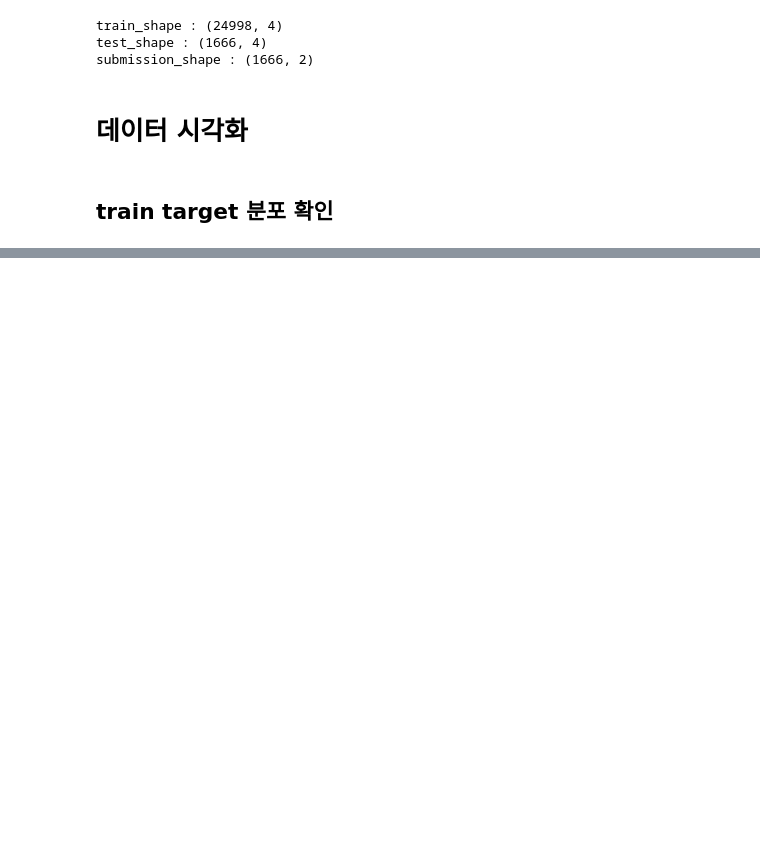
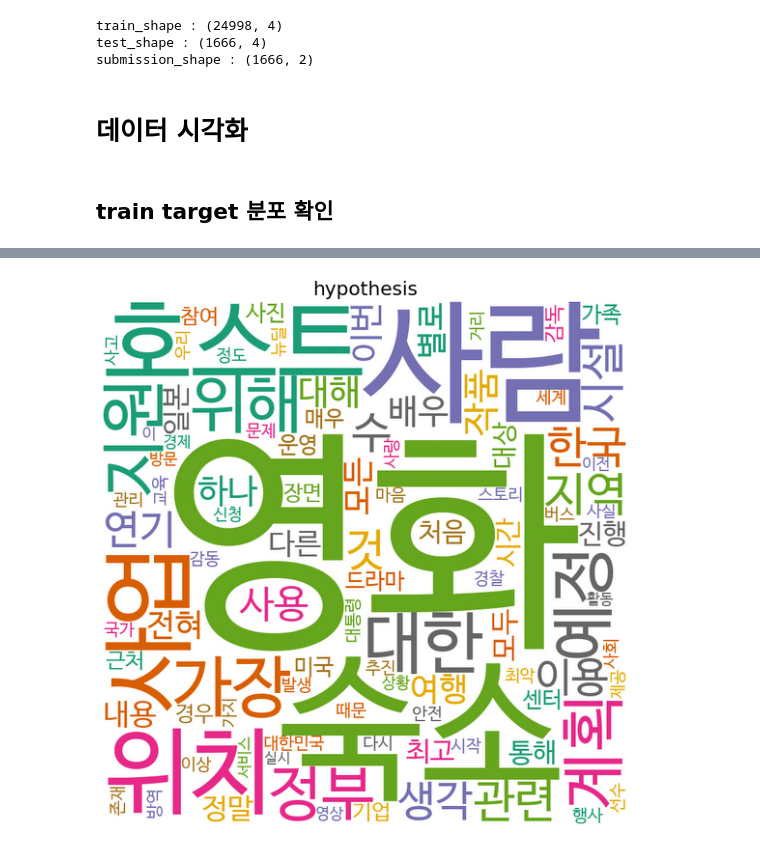
Before and after one commit to ssunggun2/2022_dacon_NLI, a Jupyter notebook: Dacon_NLI_EDA.ipynb, the cells around one changed output, grey strips where cells are left out. Saved outputs shown, nothing was run; the diff lists cells and outputs as text; code cells hidden in the pictures; blank space fills up the shorter version.

```diff
--- a/Dacon_NLI_EDA.ipynb
+++ b/Dacon_NLI_EDA.ipynb
@@ -127,0 +273,4 @@ findfont: Font family ['NanumBarunGothic'] not found. Falling back to DejaVu San
+# %%
+document_hypo = df2str(train.hypothesis) # 전체 리뷰들을 하나의 문자열로 만듦
+hypo_noun_list = get_noun(document_hypo) # 명사 추출, 개수 셈
+hypo_noun_list[:10]
@@ -127,0 +288,4 @@ findfont: Font family ['NanumBarunGothic'] not found. Falling back to DejaVu San
+# %%
+hypothesis_text = visualize(hypo_noun_list,'hypothesis') # 워드클라우드 시각화
+# %% [output]
+[figure, added]
```
Also changed, not shown: parts of 17 cells of this notebook.
